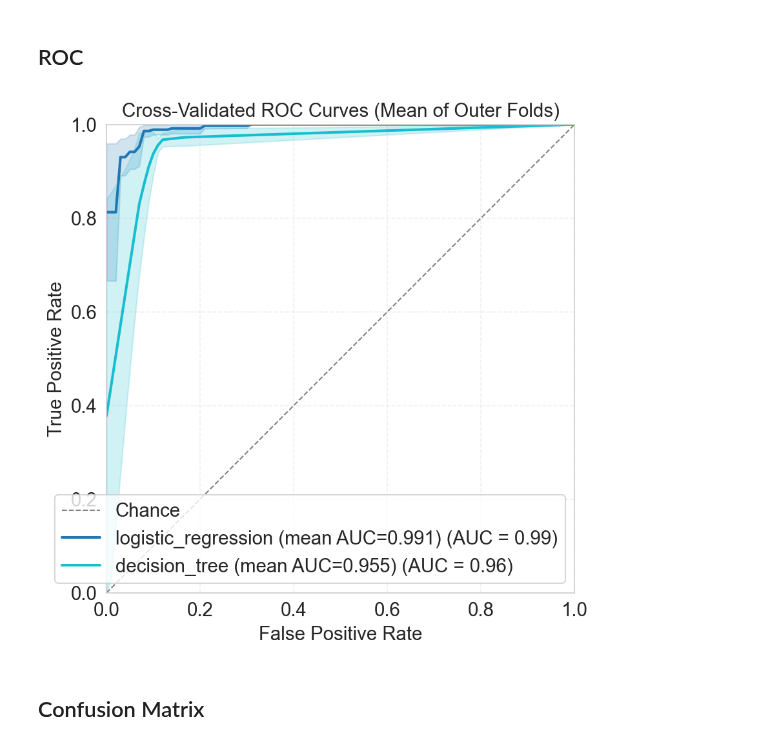
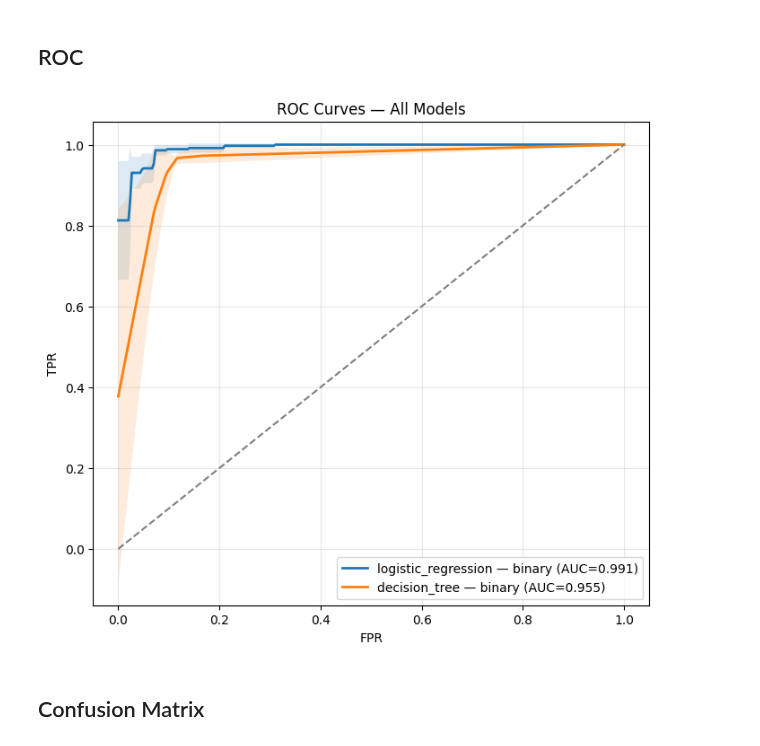
Before and after one commit to WewerAlbrechtsenLab/ML, a Jupyter notebook: notebooks/ML.ipynb, the cells around one changed output. Cells and saved outputs as stored; diff of their text form; code cells hidden in the pictures.

Commit message:
save partial output

```diff
--- a/notebooks/ML.ipynb
+++ b/notebooks/ML.ipynb
@@ -130,14 +110,15 @@ butterfly_plot(leaderboard, var1 = 'mean_mcc', var2 = 'mean_roc_auc', var3 = 'se
 # %% [markdown]
 ## ROC
 # %%
-from ml.models.visualization import plot_cv_roc_curves_from_metrics
+from ml.models.visualization import plot_all_roc_from_leaderboard , safe_decode_fold_details
+import pandas as pd
 
-fig = plot_cv_roc_curves_from_metrics(
-    run_dir / "metrics.json",
-    #models=["ridge_classifier_cv"],
-    show=False) #choose the models to display or all
+leaderboard = pd.read_csv("../outputs/leaderboard_final.csv")
+leaderboard["fold_details"] = leaderboard["fold_details"].apply(safe_decode_fold_details)
+
+fig = plot_all_roc_from_leaderboard(leaderboard)
 # %% [output]
-[figure, old version]
+[figure, new version]
 # %% [markdown]
 ## Confusion Matrix
 # %%
```
Also changed, not shown: parts of 7 cells of this notebook, 3 other files.
